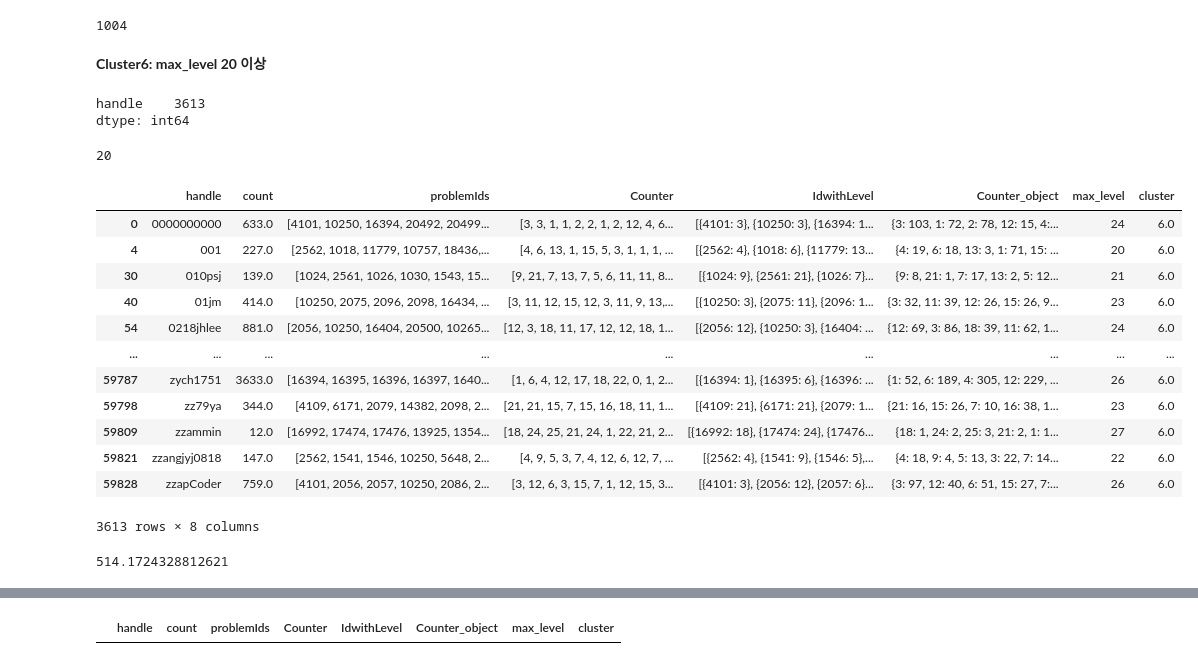
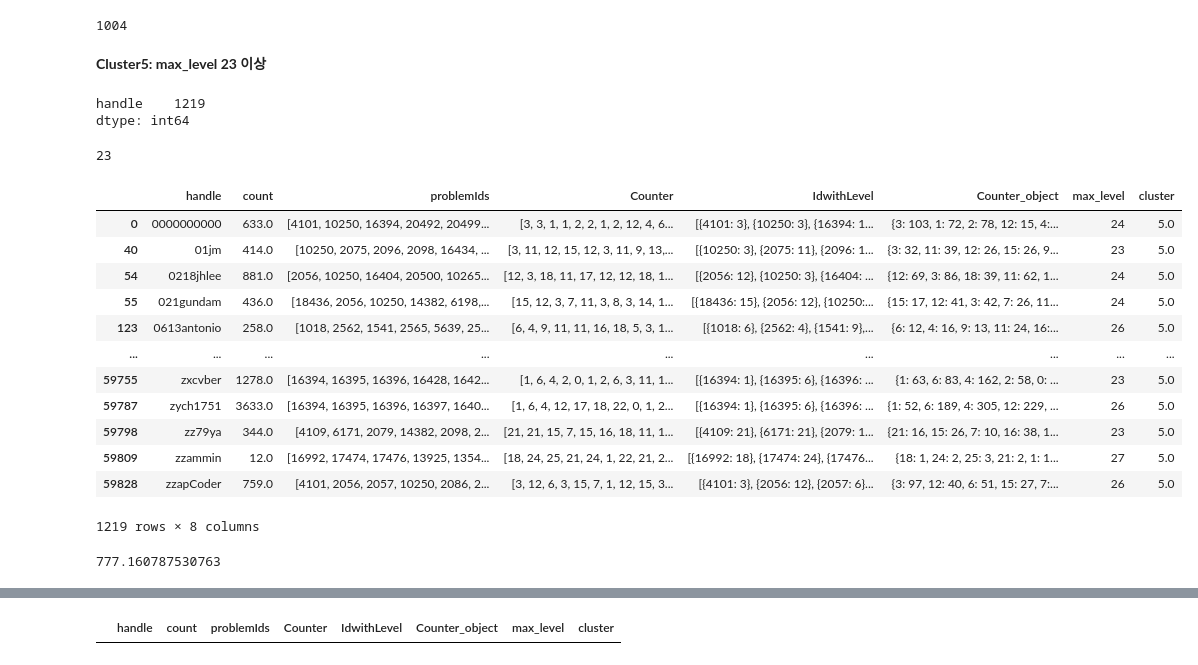
Before and after one commit to Capstone-Algo-Recommendation/ML-recommendation, a Jupyter notebook: data/EDA.ipynb, the cells around one changed output, grey strips where cells are left out. Cells and saved outputs as stored; diff of their text form; code cells hidden in the pictures.

```diff
--- a/data/EDA.ipynb
+++ b/data/EDA.ipynb
@@ -693,36 +693,36 @@ len(set_) # 문제 수
 # %%
 counter_
 # %% [markdown]
-**Cluster6: max_level 20 이상**
+**Cluster5: max_level 23 이상**
 # %%
-np.sum(maxlevel_freq[21:])
+np.sum(maxlevel_freq[24:])
 # %% [output]
-handle    3613
+handle    1219
 dtype: int64
 # %%
-min(solvedProblem_level[solvedProblem_level['max_level']>19]['max_level'])
+min(solvedProblem_level[solvedProblem_level['max_level']>22]['max_level'])
 # %% [output]
-20
+23
 # %%
-solvedProblem_level.loc[solvedProblem_level['max_level']>19, 'cluster'] = 6
-solvedProblem_level[solvedProblem_level['max_level']>19]
+solvedProblem_level.loc[solvedProblem_level['max_level']>22, 'cluster'] = 5
+solvedProblem_level[solvedProblem_level['max_level']>22]
 # %% [output]
 |  | handle | count | problemIds | Counter | IdwithLevel | Counter_object | max_level | cluster |
-| 0 | 0000000000 | 633.0 | [4101, 10250, 16394, 20492, 20499... | [3, 3, 1, 1, 2, 2, 1, 2, 12, 4, 6... | [{4101: 3}, {10250: 3}, {16394: 1... | {3: 103, 1: 72, 2: 78, 12: 15, 4:... | 24 | 6.0 |
-| 4 | 001 | 227.0 | [2562, 1018, 11779, 10757, 18436,... | [4, 6, 13, 1, 15, 5, 3, 1, 1, 1, ... | [{2562: 4}, {1018: 6}, {11779: 13... | {4: 19, 6: 18, 13: 3, 1: 71, 15: ... | 20 | 6.0 |
-| 30 | 010psj | 139.0 | [1024, 2561, 1026, 1030, 1543, 15... | [9, 21, 7, 13, 7, 5, 6, 11, 11, 8... | [{1024: 9}, {2561: 21}, {1026: 7}... | {9: 8, 21: 1, 7: 17, 13: 2, 5: 12... | 21 | 6.0 |
-| 40 | 01jm | 414.0 | [10250, 2075, 2096, 2098, 16434, ... | [3, 11, 12, 15, 12, 3, 11, 9, 13,... | [{10250: 3}, {2075: 11}, {2096: 1... | {3: 32, 11: 39, 12: 26, 15: 26, 9... | 23 | 6.0 |
-| 54 | 0218jhlee | 881.0 | [2056, 10250, 16404, 20500, 10265... | [12, 3, 18, 11, 17, 12, 12, 18, 1... | [{2056: 12}, {10250: 3}, {16404: ... | {12: 69, 3: 86, 18: 39, 11: 62, 1... | 24 | 6.0 |
+| 0 | 0000000000 | 633.0 | [4101, 10250, 16394, 20492, 20499... | [3, 3, 1, 1, 2, 2, 1, 2, 12, 4, 6... | [{4101: 3}, {10250: 3}, {16394: 1... | {3: 103, 1: 72, 2: 78, 12: 15, 4:... | 24 | 5.0 |
+| 40 | 01jm | 414.0 | [10250, 2075, 2096, 2098, 16434, ... | [3, 11, 12, 15, 12, 3, 11, 9, 13,... | [{10250: 3}, {2075: 11}, {2096: 1... | {3: 32, 11: 39, 12: 26, 15: 26, 9... | 23 | 5.0 |
+| 54 | 0218jhlee | 881.0 | [2056, 10250, 16404, 20500, 10265... | [12, 3, 18, 11, 17, 12, 12, 18, 1... | [{2056: 12}, {10250: 3}, {16404: ... | {12: 69, 3: 86, 18: 39, 11: 62, 1... | 24 | 5.0 |
+| 55 | 021gundam | 436.0 | [18436, 2056, 10250, 14382, 6198,... | [15, 12, 3, 7, 11, 3, 8, 3, 14, 1... | [{18436: 15}, {2056: 12}, {10250:... | {15: 17, 12: 41, 3: 42, 7: 26, 11... | 24 | 5.0 |
+| 123 | 0613antonio | 258.0 | [1018, 2562, 1541, 2565, 5639, 25... | [6, 4, 9, 11, 11, 16, 18, 5, 3, 1... | [{1018: 6}, {2562: 4}, {1541: 9},... | {6: 12, 4: 16, 9: 13, 11: 24, 16:... | 26 | 5.0 |
 | ... | ... | ... | ... | ... | ... | ... | ... | ... |
-| 59787 | zych1751 | 3633.0 | [16394, 16395, 16396, 16397, 1640... | [1, 6, 4, 12, 17, 18, 22, 0, 1, 2... | [{16394: 1}, {16395: 6}, {16396: ... | {1: 52, 6: 189, 4: 305, 12: 229, ... | 26 | 6.0 |
-| 59798 | zz79ya | 344.0 | [4109, 6171, 2079, 14382, 2098, 2... | [21, 21, 15, 7, 15, 16, 18, 11, 1... | [{4109: 21}, {6171: 21}, {2079: 1... | {21: 16, 15: 26, 7: 10, 16: 38, 1... | 23 | 6.0 |
-| 59809 | zzammin | 12.0 | [16992, 17474, 17476, 13925, 1354... | [18, 24, 25, 21, 24, 1, 22, 21, 2... | [{16992: 18}, {17474: 24}, {17476... | {18: 1, 24: 2, 25: 3, 21: 2, 1: 1... | 27 | 6.0 |
-| 59821 | zzangjyj0818 | 147.0 | [2562, 1541, 1546, 10250, 5648, 2... | [4, 9, 5, 3, 7, 4, 12, 6, 12, 7, ... | [{2562: 4}, {1541: 9}, {1546: 5},... | {4: 18, 9: 4, 5: 13, 3: 22, 7: 14... | 22 | 6.0 |
-| 59828 | zzapCoder | 759.0 | [4101, 2056, 2057, 10250, 2086, 2... | [3, 12, 6, 3, 15, 7, 1, 12, 15, 3... | [{4101: 3}, {2056: 12}, {2057: 6}... | {3: 97, 12: 40, 6: 51, 15: 27, 7:... | 26 | 6.0 |
+| 59755 | zxcvber | 1278.0 | [16394, 16395, 16396, 16428, 1642... | [1, 6, 4, 2, 0, 1, 2, 6, 3, 11, 1... | [{16394: 1}, {16395: 6}, {16396: ... | {1: 63, 6: 83, 4: 162, 2: 58, 0: ... | 23 | 5.0 |
+| 59787 | zych1751 | 3633.0 | [16394, 16395, 16396, 16397, 1640... | [1, 6, 4, 12, 17, 18, 22, 0, 1, 2... | [{16394: 1}, {16395: 6}, {16396: ... | {1: 52, 6: 189, 4: 305, 12: 229, ... | 26 | 5.0 |
+| 59798 | zz79ya | 344.0 | [4109, 6171, 2079, 14382, 2098, 2... | [21, 21, 15, 7, 15, 16, 18, 11, 1... | [{4109: 21}, {6171: 21}, {2079: 1... | {21: 16, 15: 26, 7: 10, 16: 38, 1... | 23 | 5.0 |
+| 59809 | zzammin | 12.0 | [16992, 17474, 17476, 13925, 1354... | [18, 24, 25, 21, 24, 1, 22, 21, 2... | [{16992: 18}, {17474: 24}, {17476... | {18: 1, 24: 2, 25: 3, 21: 2, 1: 1... | 27 | 5.0 |
+| 59828 | zzapCoder | 759.0 | [4101, 2056, 2057, 10250, 2086, 2... | [3, 12, 6, 3, 15, 7, 1, 12, 15, 3... | [{4101: 3}, {2056: 12}, {2057: 6}... | {3: 97, 12: 40, 6: 51, 15: 27, 7:... | 26 | 5.0 |
-3613 rows × 8 columns
+1219 rows × 8 columns
 # %%
-np.mean(solvedProblem_level[solvedProblem_level['max_level']>19]['count'])
+np.mean(solvedProblem_level[solvedProblem_level['max_level']>22]['count'])
 # %% [output]
-514.1724328812621
+777.160787530763
 # %%
 problems = []
```
Also changed, not shown: parts of 41 cells of this notebook, 1 other file.
